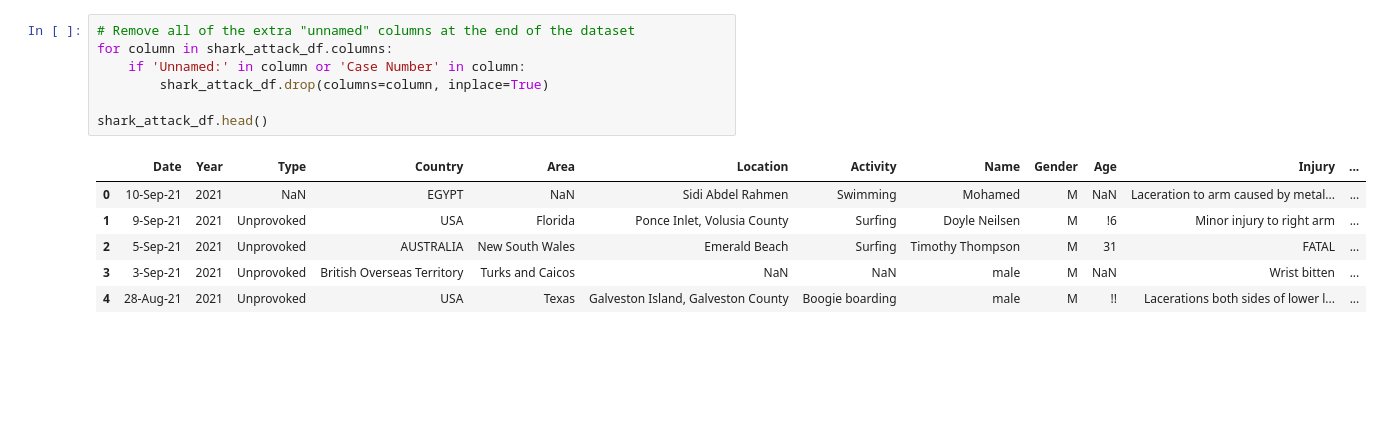
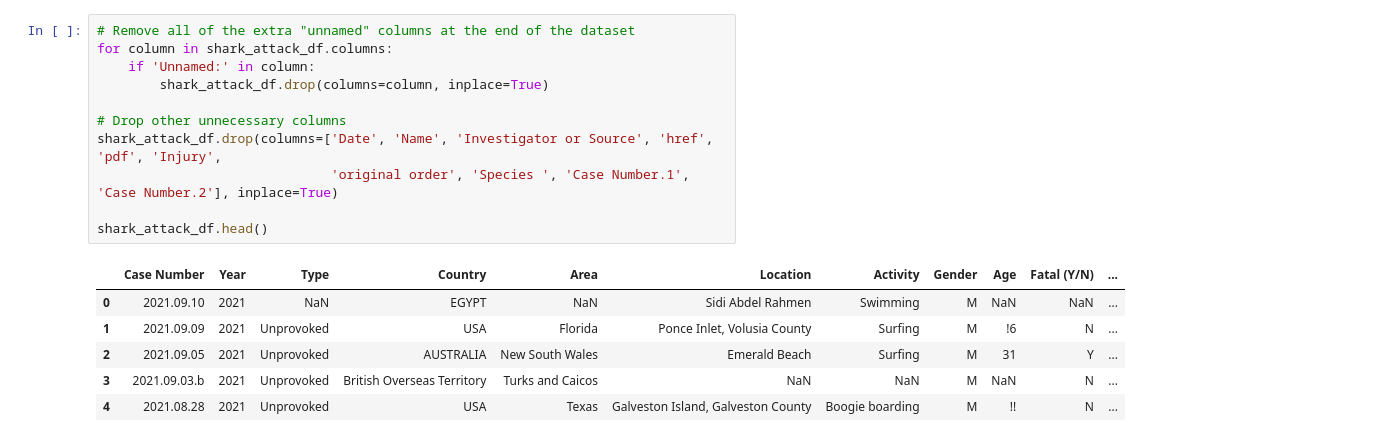
Before and after one commit to kvamm007/Final_Project_Team_4, a Jupyter notebook: Clean_Shark_Attack_Data.ipynb, the cells around one changed output. Saved outputs shown, nothing was run; the diff lists cells and outputs as text; blank space fills up the shorter version.

```diff
--- a/Clean_Shark_Attack_Data.ipynb
+++ b/Clean_Shark_Attack_Data.ipynb
@@ -57,15 +76,19 @@ shark_attack_df.head()
 # %%
 # Remove all of the extra "unnamed" columns at the end of the dataset
 for column in shark_attack_df.columns:
-    if 'Unnamed:' in column or 'Case Number' in column:
+    if 'Unnamed:' in column:
         shark_attack_df.drop(columns=column, inplace=True)
 
+# Drop other unnecessary columns
+shark_attack_df.drop(columns=['Date', 'Name', 'Investigator or Source', 'href', 'pdf', 'Injury',
+                              'original order', 'Species ', 'Case Number.1', 'Case Number.2'], inplace=True)
+
 shark_attack_df.head()
 # %% [output]
-|  | Date | Year | Type | Country | Area | Location | Activity | Name | Gender | Age | Injury | ... |
-| 0 | 10-Sep-21 | 2021 | NaN | EGYPT | NaN | Sidi Abdel Rahmen | Swimming | Mohamed | M | NaN | Laceration to arm caused by metal... | ... |
-| 1 | 9-Sep-21 | 2021 | Unprovoked | USA | Florida | Ponce Inlet, Volusia County | Surfing | Doyle Neilsen | M | !6 | Minor injury to right arm | ... |
-| 2 | 5-Sep-21 | 2021 | Unprovoked | AUSTRALIA | New South Wales | Emerald Beach | Surfing | Timothy Thompson | M | 31 | FATAL | ... |
-| 3 | 3-Sep-21 | 2021 | Unprovoked | British Overseas Territory | Turks and Caicos | NaN | NaN | male | M | NaN | Wrist bitten | ... |
-| 4 | 28-Aug-21 | 2021 | Unprovoked | USA | Texas | Galveston Island, Galveston County | Boogie boarding | male | M | !! | Lacerations both sides of lower l... | ... |
+|  | Case Number | Year | Type | Country | Area | Location | Activity | Gender | Age | Fatal (Y/N) | ... |
+| 0 | 2021.09.10 | 2021 | NaN | EGYPT | NaN | Sidi Abdel Rahmen | Swimming | M | NaN | NaN | ... |
+| 1 | 2021.09.09 | 2021 | Unprovoked | USA | Florida | Ponce Inlet, Volusia County | Surfing | M | !6 | N | ... |
+| 2 | 2021.09.05 | 2021 | Unprovoked | AUSTRALIA | New South Wales | Emerald Beach | Surfing | M | 31 | Y | ... |
+| 3 | 2021.09.03.b | 2021 | Unprovoked | British Overseas Territory | Turks and Caicos | NaN | NaN | M | NaN | N | ... |
+| 4 | 2021.08.28 | 2021 | Unprovoked | USA | Texas | Galveston Island, Galveston County | Boogie boarding | M | !! | N | ... |
 # %%
```
Also changed, not shown: parts of 52 cells of this notebook, 3 other files.
